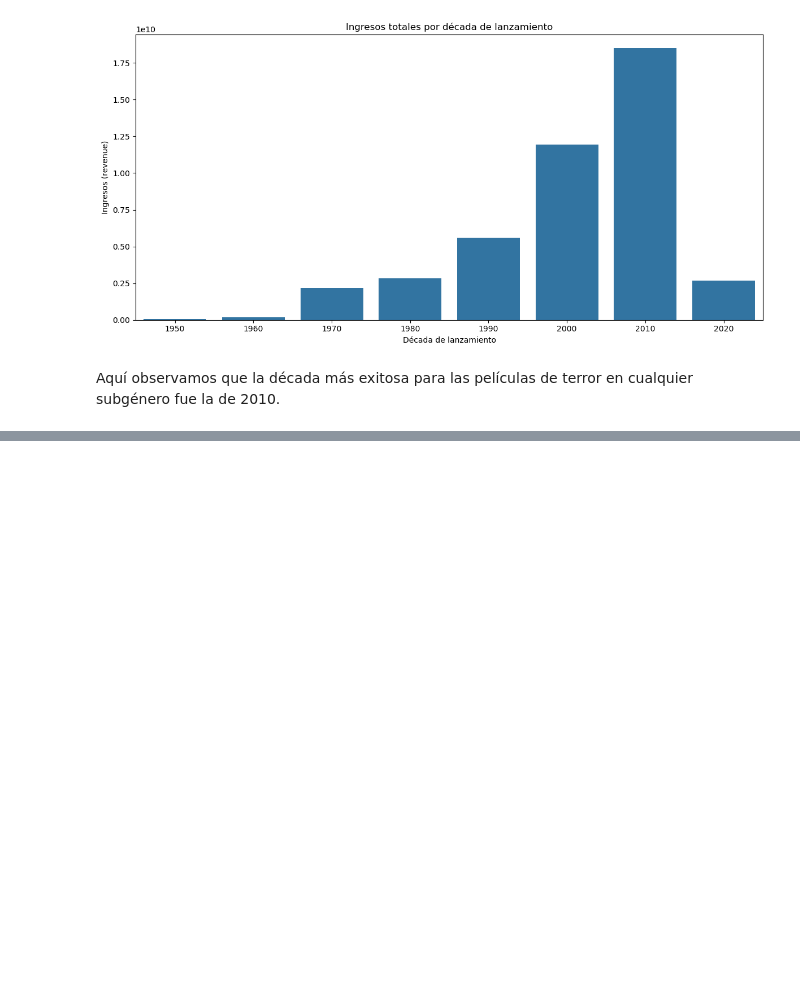
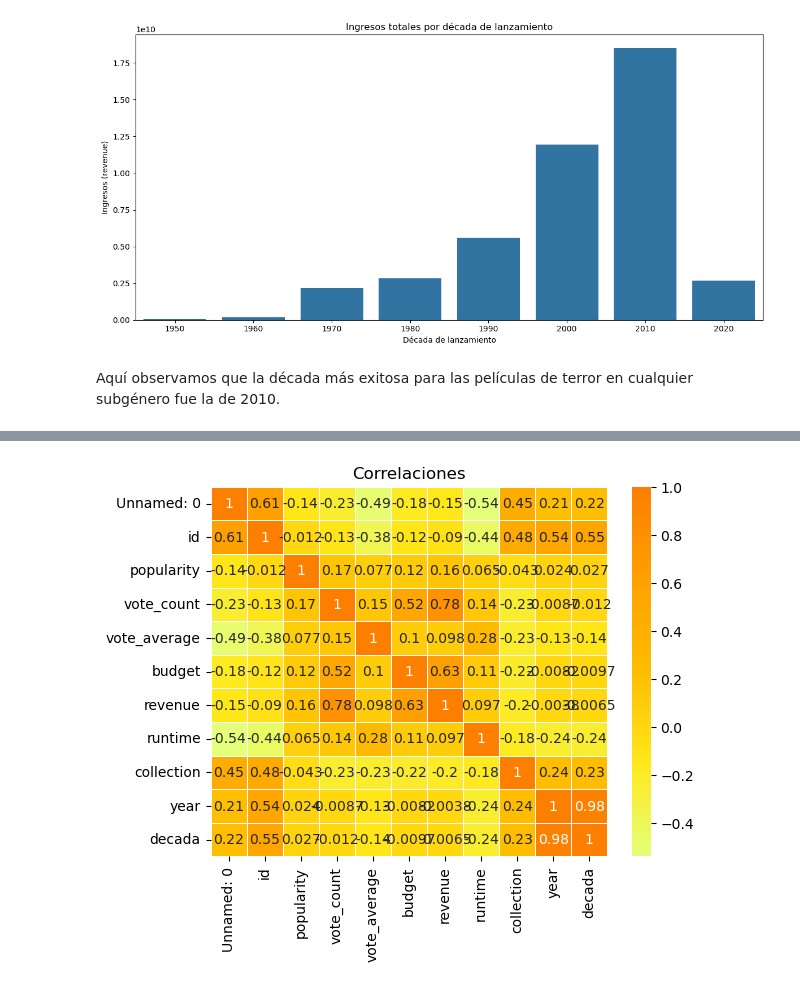
Before and after one commit to pomaremiliano/TI3001C, a Jupyter notebook: Graficas/Seaborn/Parte 2 Act 5.3.2.ipynb, the cells around one changed output, grey strips where cells are left out. Saved outputs shown, nothing was run; the diff lists cells and outputs as text; code cells hidden in the pictures; blank space fills up the shorter version.

```diff
--- a/Graficas/Seaborn/Parte 2 Act 5.3.2.ipynb
+++ b/Graficas/Seaborn/Parte 2 Act 5.3.2.ipynb
@@ -45,0 +77,8 @@ Aquí observamos que la década más exitosa para las películas de terror en cu
+# %%
+corr = df.select_dtypes(include=['number']).corr()
+hm = sns.heatmap(data=corr,
+                 annot=True, linewidths=.5, cmap='Wistia')
+hm.set(title='Correlaciones')
+plt.show()
+# %% [output]
+[figure, added]
```
Also changed, not shown: parts of 5 cells of this notebook.
